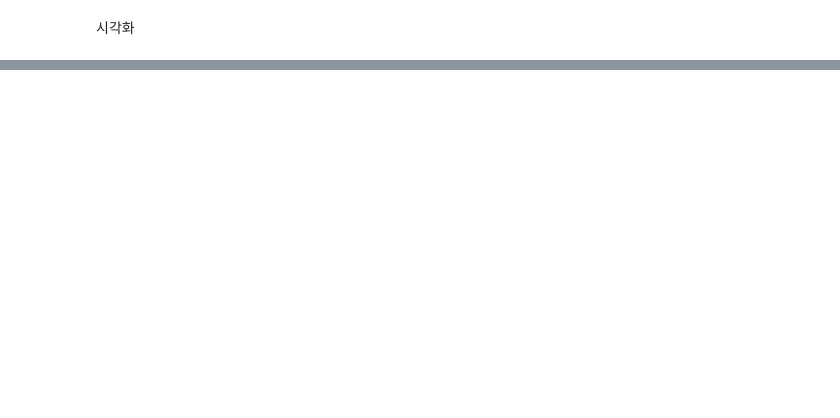
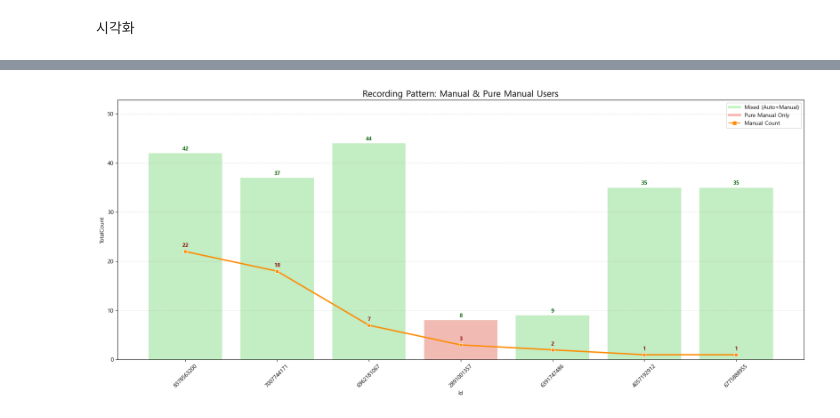
Before and after one commit to jeesy95-creator/sparta_15, a Jupyter notebook: notebooks/LeeCR.ipynb, the cells around one changed output, grey strips where cells are left out. Saved outputs shown, nothing was run; the diff lists cells and outputs as text; code cells hidden in the pictures; blank space fills up the shorter version.

```diff
--- a/notebooks/LeeCR.ipynb
+++ b/notebooks/LeeCR.ipynb
@@ -129,0 +142,18 @@ clean_df2 = df2.loc[~non_wear_cond].copy()
+# %%
+import matplotlib.font_manager as fm
+
+# =========================
+# 1) 한글 폰트 설정(윈도우 추천)
+# =========================
+
+candidates = ["Malgun Gothic", "맑은 고딕", "NanumGothic", "굴림", "Gulim"]
+installed = {f.name for f in fm.fontManager.ttflist}
+
+for font in candidates:
+    if font in installed:
+        plt.rcParams["font.family"] = font
+        break
+
+plt.rcParams["axes.unicode_minus"] = False  # 마이너스(-) 깨짐 방지
+
+print("선택된 폰트:", plt.rcParams["font.family"])
@@ -167,0 +242,63 @@ plt.show()
+# %%
+# 1. 데이터 집계
+# (1) 총 기록 횟수 (Id별 전체 행 수)
+total_counts = act.groupby('Id').size().reset_index(name='TotalCount')
+
+# (2) 수동 입력 횟수
+manual_counts = act[act['LoggedActivitiesDistance_km'] > 0].groupby('Id').size().reset_index(name='ManualCount')
+
+# (3) 자동 기록 총합 (완전 수동 입력자를 찾아내기 위함)
+tracker_sums = act.groupby('Id')['TrackerDistance_km'].sum().reset_index(name='TotalTrackerDist')
+
+# 2. 데이터 병합
+# 모든 수동 입력 기록이 있는 사람을 기준으로 합칩니다.
+manual_users_only = pd.merge(manual_counts, total_counts, on='Id', how='inner')
+manual_users_only = pd.merge(manual_users_only, tracker_sums, on='Id', how='left')
+
+# [추가] 완전 수동 입력자 여부 판별
+# 자동 기록 거리(TrackerDistance)의 합이 0이면 '완전 수동'입니다.
+manual_users_only['IsPureManual'] = manual_users_only['TotalTrackerDist'] == 0
+
+# 시각화 준비 (정렬)
+manual_users_only['Id'] = manual_users_only['Id'].astype(str)
+manual_users_only = manual_users_only.sort_values('ManualCount', ascending=False)
+
+# 3. 그래프 그리기
+plt.figure(figsize=(18, 8))
+
+# (A) 막대 그래프: ax 객체에 담기
+ax = sns.barplot(data=manual_users_only, x='Id', y='TotalCount', palette=colors, alpha=0.6)
+
+# (B) 선 그래프
+sns.lineplot(data=manual_users_only, x='Id', y='ManualCount', color='darkorange', marker='s', linewidth=2.5, label='Manual Entry Frequency')
+
+# --- [핵심 수정 1] Y축 범위 자동 설정 ---
+# 하드코딩(55) 대신, 데이터의 최댓값을 찾아 여유 공간(1.2배)을 줍니다.
+max_val = manual_users_only['TotalCount'].max()
+plt.ylim(0, max_val * 1.2)
+
+# --- [핵심 수정 2] 막대 그래프 값 레이블 (안전한 방식) ---
+# ax.containers를 순회하며 자동으로 라벨을 붙입니다.
+for container in ax.containers:
+    ax.bar_label(container, fmt='%d', padding=3, color='darkgreen', weight='bold')
+
+# --- [선 그래프 값 레이블] ---
+# 선 그래프는 bar_label이 적용되지 않으므로 기존 방식을 유지하되,
+# 위치(y)를 고정값(+1.5) 대신 데이터 크기에 비례하게 조정하면 더 자연스럽습니다.
+for i, val in enumerate(manual_users_only['ManualCount']):
+    ax.text(i, val + (max_val * 0.02), int(val), ha='center', color='darkred', weight='bold')
+
+# 4. 그래프 꾸미기
+plt.title('Recording Pattern: Manual & Pure Manual Users', fontsize=16)
+
+# 범례 설정
+legend_elements = [Line2D([0], [0], color='lightgreen', lw=4, label='Mixed (Auto+Manual)', alpha=0.6),
+                   Line2D([0], [0], color='salmon', lw=4, label='Pure Manual Only', alpha=0.6),
+                   Line2D([0], [0], color='darkorange', marker='s', label='Manual Count')]
+plt.legend(handles=legend_elements)
+
+plt.xticks(rotation=45)
+plt.grid(axis='y', linestyle=':', alpha=0.6)
+plt.tight_layout()
+plt.show()
+# %% [output]
@@ -167,0 +308 @@ plt.show()
+[figure, added]
```
Also changed, not shown: parts of 27 cells of this notebook.
